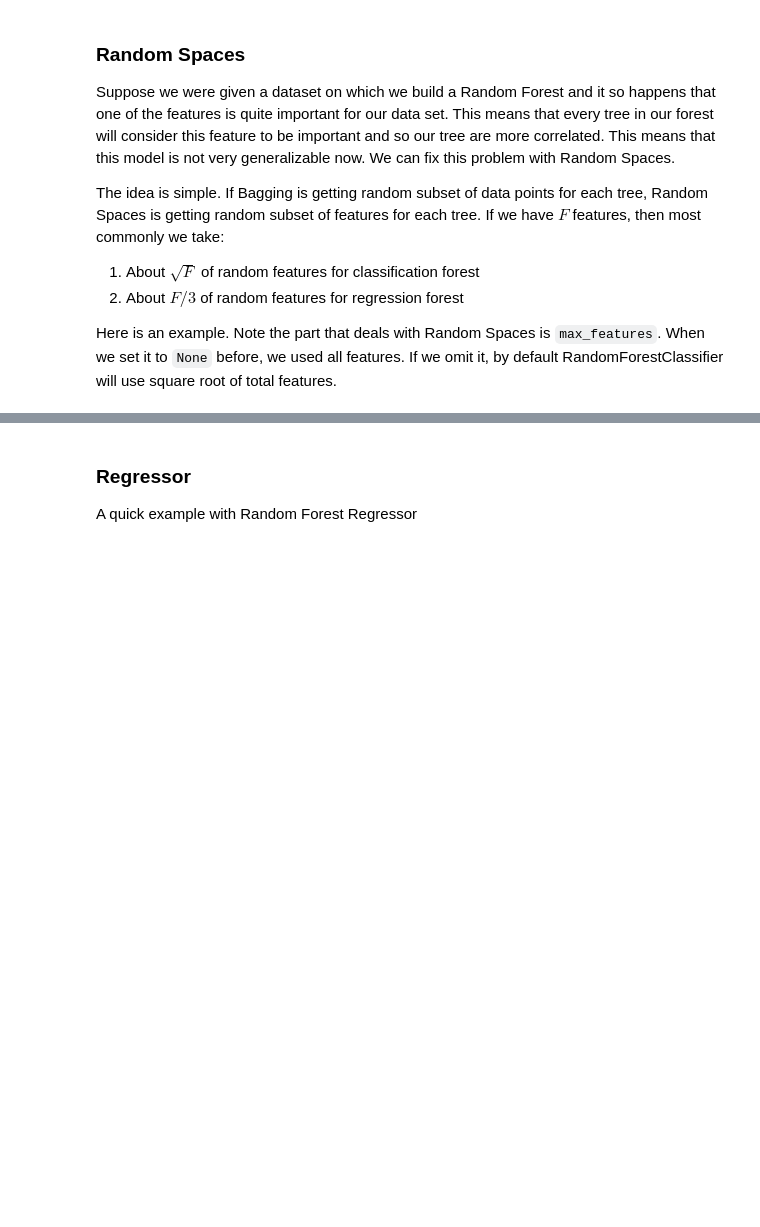
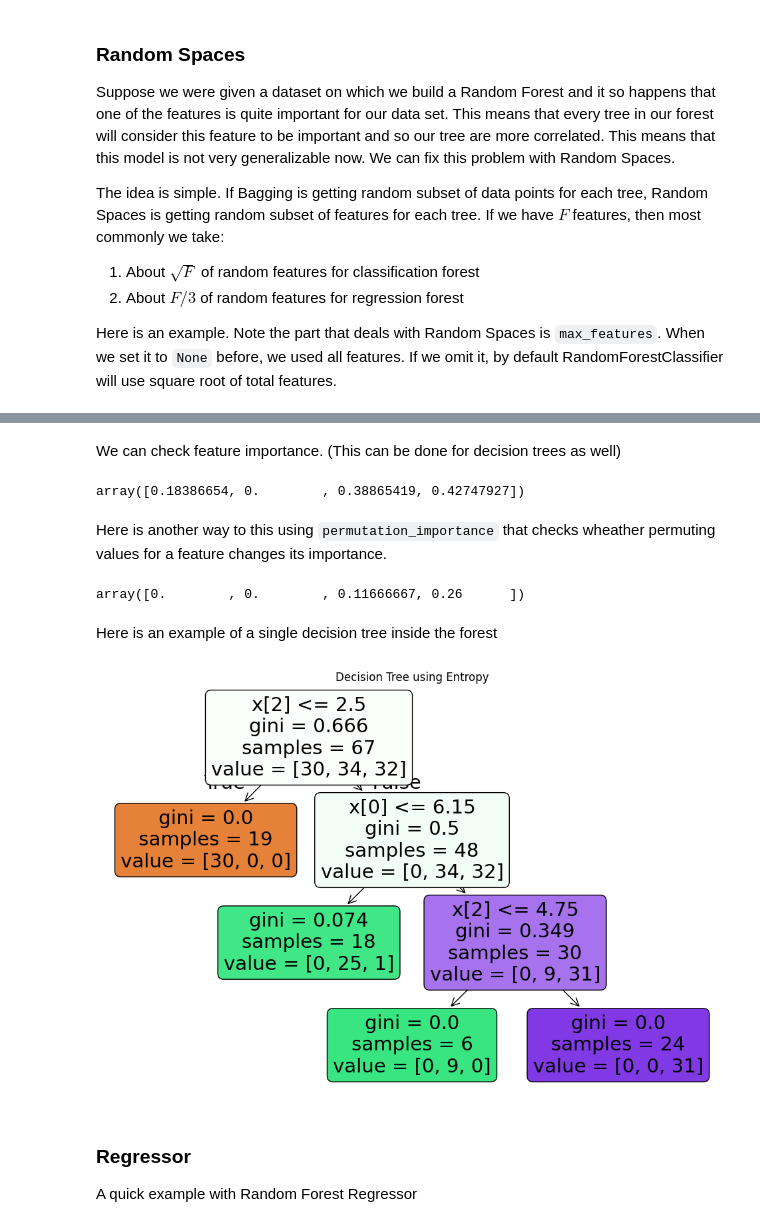
Before and after one commit to BMCC-Muzician/BMCC-DS, a Jupyter notebook: Mat 420/12 - Random Forest.ipynb, the cells around one changed output, grey strips where cells are left out. Drawn from its saved outputs; the diff is of its cells as text; code cells hidden in the pictures; blank space fills up the shorter version.

```diff
--- a/Mat 420/12 - Random Forest.ipynb
+++ b/Mat 420/12 - Random Forest.ipynb
@@ -99,3 +114,26 @@ Out-of-Bag Score: 0.93
+# %% [markdown]
+We can check feature importance. (This can be done for decision trees as well)
+# %%
+rf_classifier2.feature_importances_
+# %% [output]
+array([0.18386654, 0.        , 0.38865419, 0.42747927])
+# %% [markdown]
+Here is another way to this using `permutation_importance` that checks wheather permuting values for a feature changes its importance.
+# %%
+result = permutation_importance(rf_classifier2, X_test, y_test, n_repeats=10,
+                                random_state=42, n_jobs=2)
+result.importances_mean
+# %% [output]
+array([0.        , 0.        , 0.11666667, 0.26      ])
+# %% [markdown]
+Here is an example of a single decision tree inside the forest
+# %%
+plt.figure(figsize=(12, 8))
+plot_tree(rf_classifier2.estimators_[3], filled=True, rounded=True)
+plt.title("Decision Tree using Entropy")
+plt.show()
+# %% [output]
+[figure, added]
 # %% [markdown]
 ### Regressor
 
```
Also changed, not shown: parts of 13 cells of this notebook.
